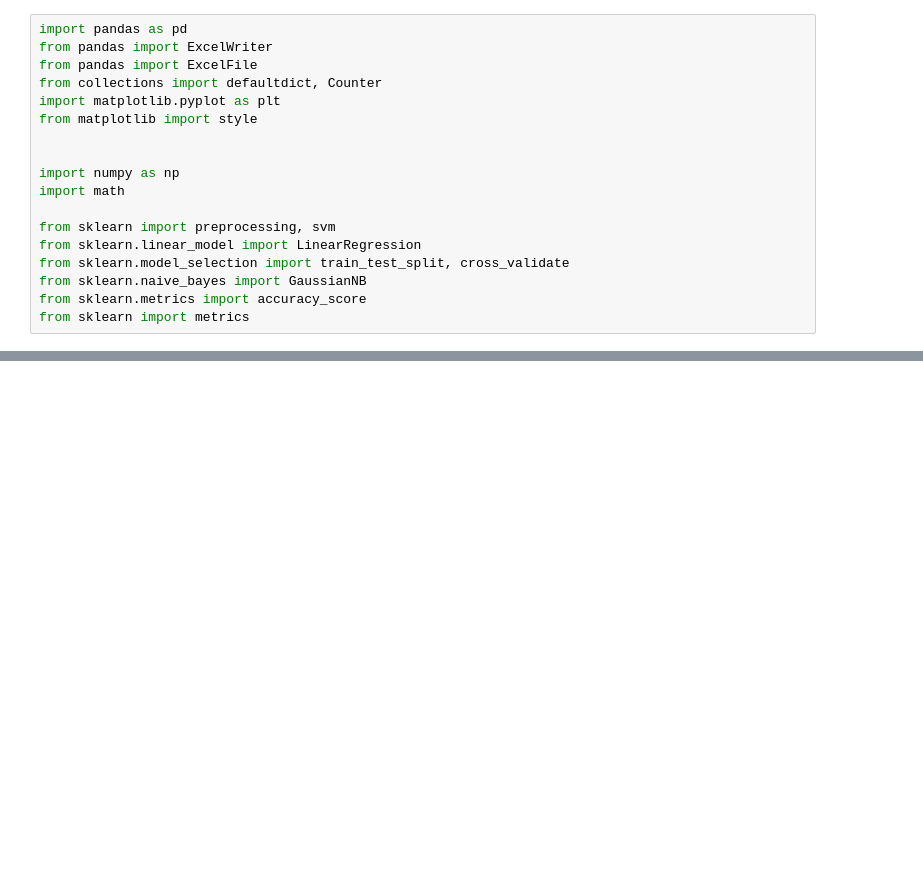
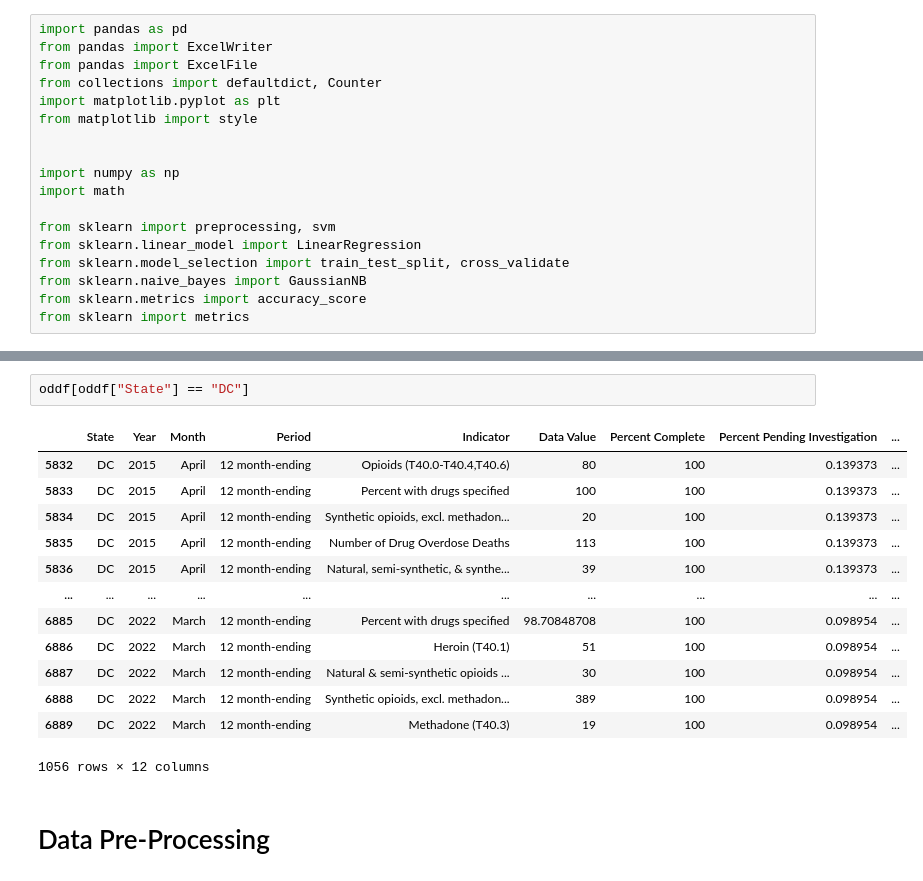
Before and after one commit to Joeyloganpython/Capstone, a Jupyter notebook: Notebooks/CDC.ipynb, the cells around one changed output, grey strips where cells are left out. Drawn from its saved outputs; the diff is of its cells as text; blank space fills up the shorter version.

```diff
--- a/Notebooks/CDC.ipynb
+++ b/Notebooks/CDC.ipynb
@@ -212,0 +34,18 @@ finaldf1.to_csv('finaldf1op.csv')
+# %%
+oddf[oddf["State"] == "DC"]
+# %% [output]
+|  | State | Year | Month | Period | Indicator | Data Value | Percent Complete | Percent Pending Investigation | ... |
+| 5832 | DC | 2015 | April | 12 month-ending | Opioids (T40.0-T40.4,T40.6) | 80 | 100 | 0.139373 | ... |
+| 5833 | DC | 2015 | April | 12 month-ending | Percent with drugs specified | 100 | 100 | 0.139373 | ... |
+| 5834 | DC | 2015 | April | 12 month-ending | Synthetic opioids, excl. methadon... | 20 | 100 | 0.139373 | ... |
+| 5835 | DC | 2015 | April | 12 month-ending | Number of Drug Overdose Deaths | 113 | 100 | 0.139373 | ... |
+| 5836 | DC | 2015 | April | 12 month-ending | Natural, semi-synthetic, & synthe... | 39 | 100 | 0.139373 | ... |
+| ... | ... | ... | ... | ... | ... | ... | ... | ... | ... |
+| 6885 | DC | 2022 | March | 12 month-ending | Percent with drugs specified | 98.70848708 | 100 | 0.098954 | ... |
+| 6886 | DC | 2022 | March | 12 month-ending | Heroin (T40.1) | 51 | 100 | 0.098954 | ... |
+| 6887 | DC | 2022 | March | 12 month-ending | Natural & semi-synthetic opioids ... | 30 | 100 | 0.098954 | ... |
+| 6888 | DC | 2022 | March | 12 month-ending | Synthetic opioids, excl. methadon... | 389 | 100 | 0.098954 | ... |
+| 6889 | DC | 2022 | March | 12 month-ending | Methadone (T40.3) | 19 | 100 | 0.098954 | ... |
+1056 rows × 12 columns
+# %% [markdown]
+# Data Pre-Processing
```
Also changed, not shown: parts of 52 cells of this notebook, 1 other file.
